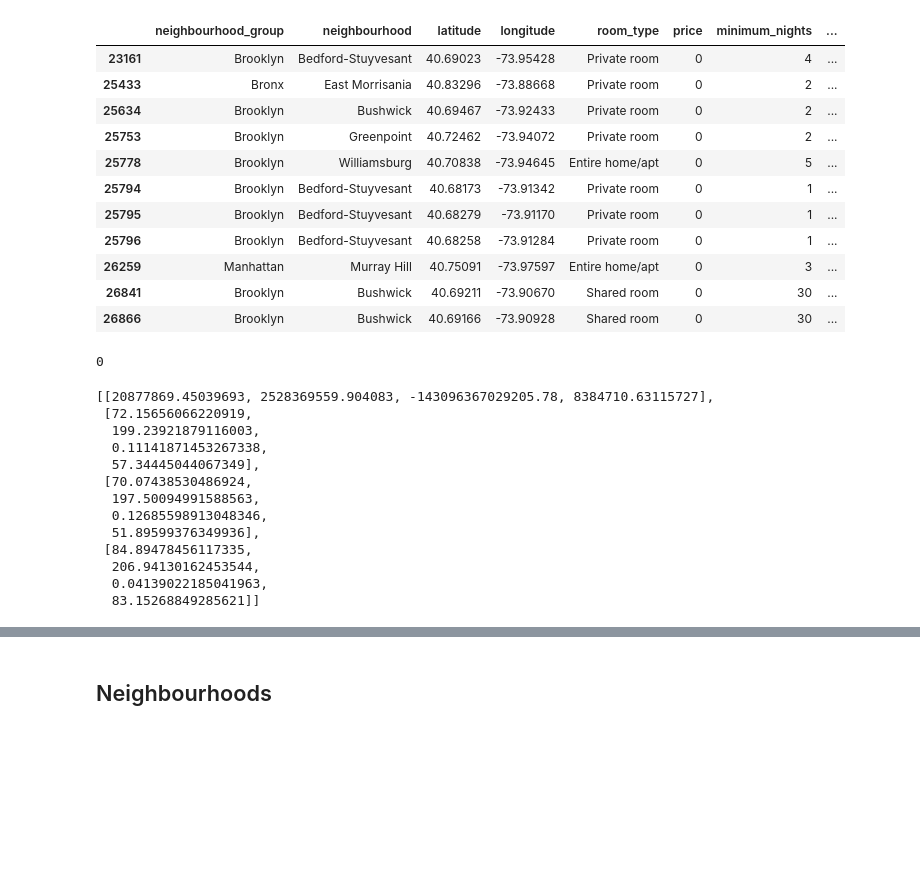
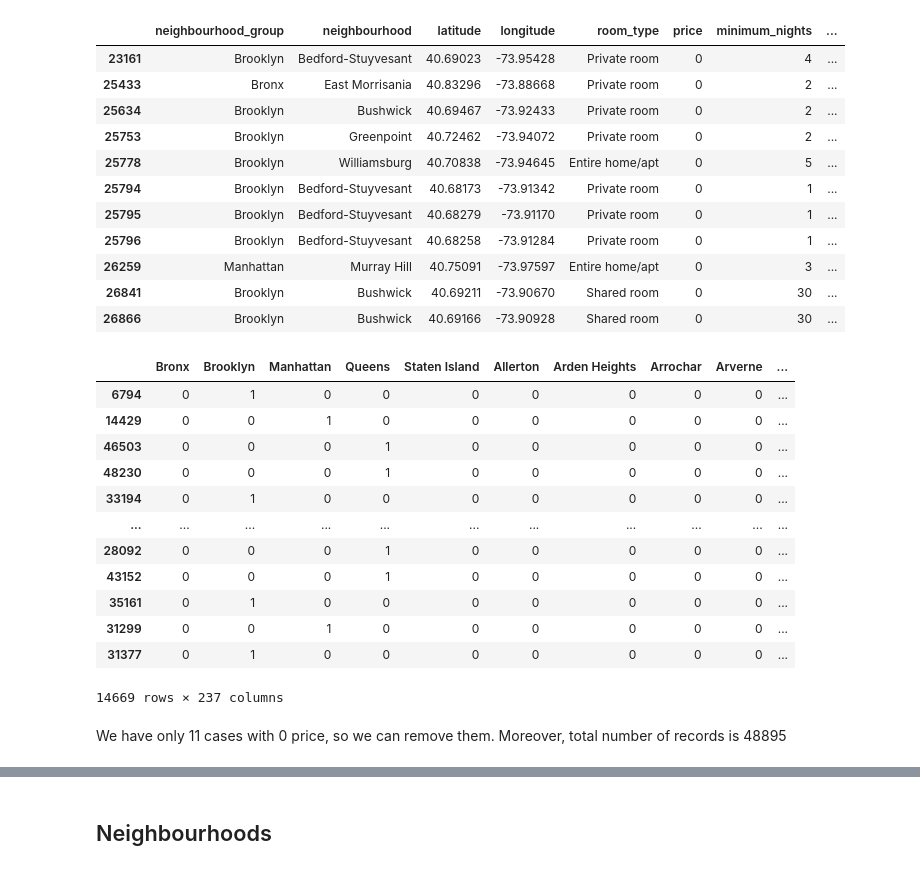
Before and after one commit to KogtikovNikita/DataScience, a Jupyter notebook: Future Engineering & Advanced Processing.ipynb, the cells around one changed output, grey strips where cells are left out. Saved outputs shown, nothing was run; the diff lists cells and outputs as text; code cells hidden in the pictures; blank space fills up the shorter version.

```diff
--- a/Future Engineering & Advanced Processing.ipynb
+++ b/Future Engineering & Advanced Processing.ipynb
@@ -191,26 +200,21 @@ part
 | 26259 | Manhattan | Murray Hill | 40.75091 | -73.97597 | Entire home/apt | 0 | 3 | ... |
 | 26841 | Brooklyn | Bushwick | 40.69211 | -73.90670 | Shared room | 0 | 30 | ... |
 | 26866 | Brooklyn | Bushwick | 40.69166 | -73.90928 | Shared room | 0 | 30 | ... |
-# %%
-data = data.drop(np.where(data['price'] == 0)[0])
-(data['price'] == 0).sum()
-# %% [output]
-0
-# %%
-x_train, x_test, y_train, y_test = train_test_split(data.drop(['price'], axis=1), data['price'], test_size = 0.3)
-result = do_tests(x_train, y_train, x_test, y_test)
-result
-# %% [output]
-[[20877869.45039693, 2528369559.904083, -143096367029205.78, 8384710.63115727],
- [72.15656066220919,
-  199.23921879116003,
-  0.11141871453267338,
-  57.34445044067349],
- [70.07438530486924,
-  197.50094991588563,
-  0.12685598913048346,
-  51.89599376349936],
- [84.89478456117335,
-  206.94130162453544,
-  0.04139022185041963,
-  83.15268849285621]]
+# %%
+x_test['price'] = y_test
+x_train['price'] = y_train
+x_test
+# %% [output]
+|  | Bronx | Brooklyn | Manhattan | Queens | Staten Island | Allerton | Arden Heights | Arrochar | Arverne | ... |
+| 6794 | 0 | 1 | 0 | 0 | 0 | 0 | 0 | 0 | 0 | ... |
+| 14429 | 0 | 0 | 1 | 0 | 0 | 0 | 0 | 0 | 0 | ... |
+| 46503 | 0 | 0 | 0 | 1 | 0 | 0 | 0 | 0 | 0 | ... |
+| 48230 | 0 | 0 | 0 | 1 | 0 | 0 | 0 | 0 | 0 | ... |
+| 33194 | 0 | 1 | 0 | 0 | 0 | 0 | 0 | 0 | 0 | ... |
+| ... | ... | ... | ... | ... | ... | ... | ... | ... | ... | ... |
+| 28092 | 0 | 0 | 0 | 1 | 0 | 0 | 0 | 0 | 0 | ... |
+| 43152 | 0 | 0 | 0 | 1 | 0 | 0 | 0 | 0 | 0 | ... |
+| 35161 | 0 | 1 | 0 | 0 | 0 | 0 | 0 | 0 | 0 | ... |
+| 31299 | 0 | 0 | 1 | 0 | 0 | 0 | 0 | 0 | 0 | ... |
+| 31377 | 0 | 1 | 0 | 0 | 0 | 0 | 0 | 0 | 0 | ... |
+14669 rows × 237 columns
@@ -216,0 +232,2 @@ result
+# %% [markdown]
+We have only 11 cases with 0 price, so we can remove them. Moreover, total number of records is 48895
```
Also changed, not shown: parts of 50 cells of this notebook.
